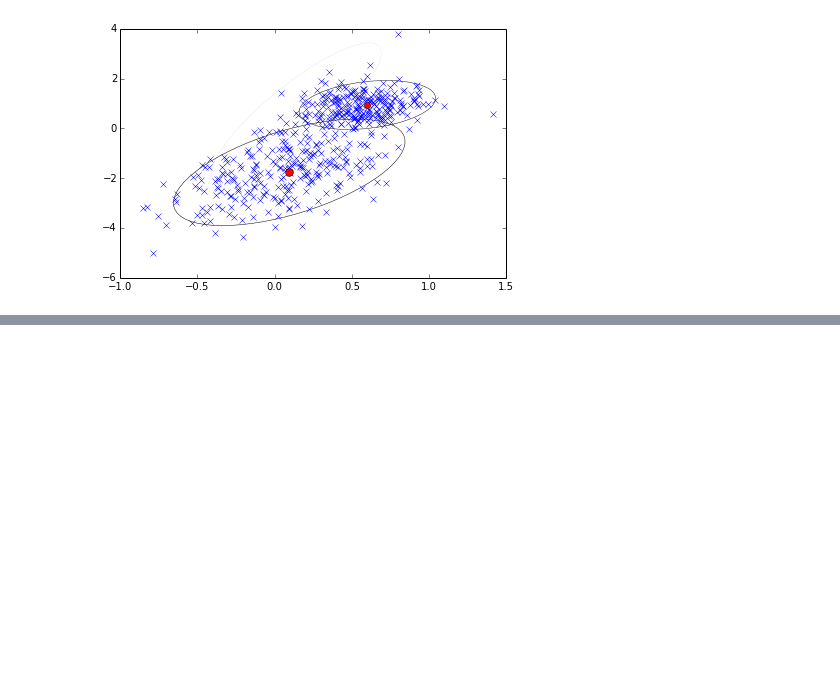
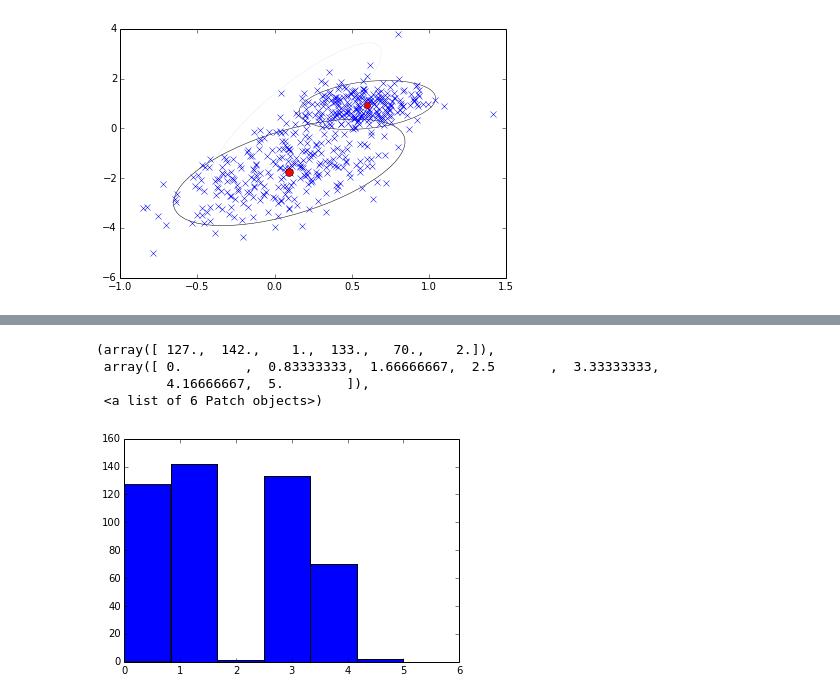
Before and after one commit to stephentu/mcmc-sandbox, a Jupyter notebook: gibbs/np-gibbs-beta-bernoulli.ipynb, the cells around one changed output, grey strips where cells are left out. Saved outputs shown, nothing was run; the diff lists cells and outputs as text; code cells hidden in the pictures; blank space fills up the shorter version.

```diff
--- a/gibbs/np-gibbs-beta-bernoulli.ipynb
+++ b/gibbs/np-gibbs-beta-bernoulli.ipynb
@@ -318,0 +476,8 @@ print np.exp(sp.misc.logsumexp([lg_pr_crp_assignment(np.array(C), 2.) for C in p
+# %%
+plt.hist(usps_chain[-1], bins=usps_chain[-1].max()+1)
+# %% [output]
+(array([ 127.,  142.,    1.,  133.,   70.,    2.]),
+ array([ 0.        ,  0.83333333,  1.66666667,  2.5       ,  3.33333333,
+         4.16666667,  5.        ]),
+ <a list of 6 Patch objects>)
+[figure, added]
```
Also changed, not shown: parts of 26 cells of this notebook, 1 other file.
